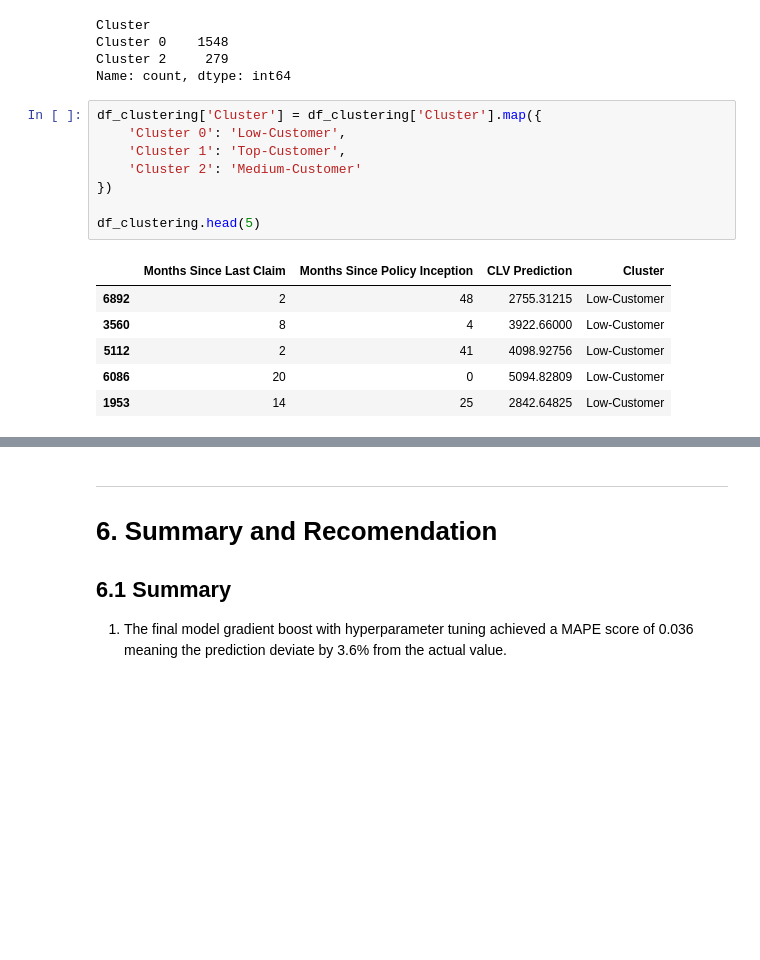
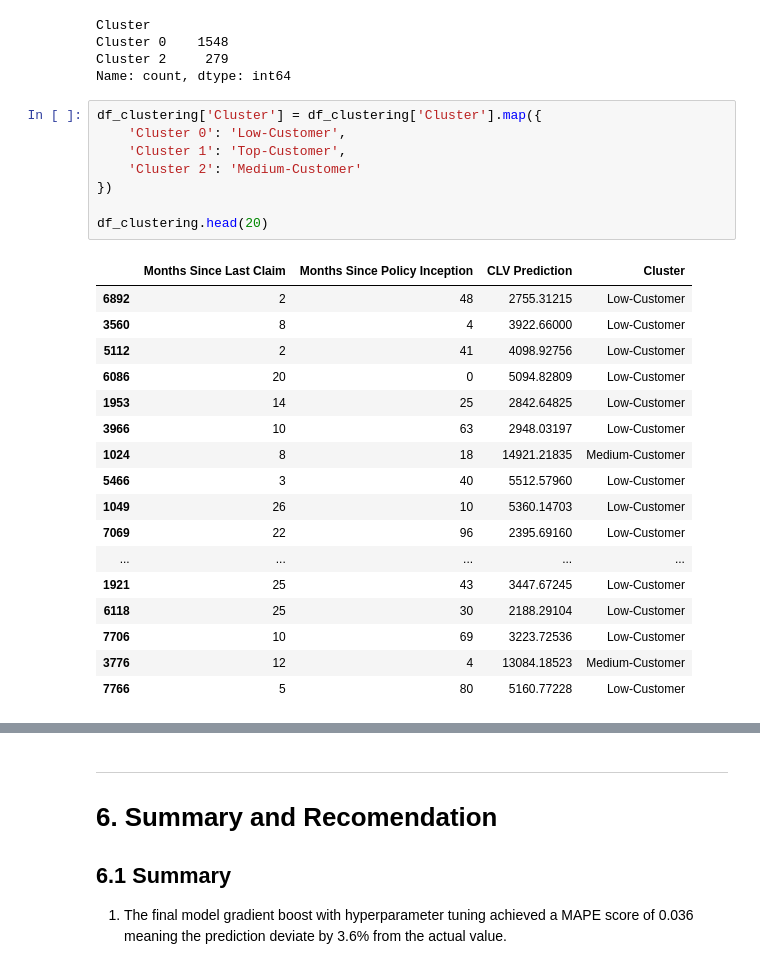
Before and after one commit to PurwadhikaDev/FirestormGroup_DTI_01_FinalProject, a Jupyter notebook: Auto Insurance Final Project Purwadhika.ipynb, the cells around one changed output, grey strips where cells are left out. Drawn from its saved outputs; the diff is of its cells as text; blank space fills up the shorter version.

```diff
--- a/Auto Insurance Final Project Purwadhika.ipynb
+++ b/Auto Insurance Final Project Purwadhika.ipynb
@@ -2541,18 +2542,29 @@ Name: count, dtype: int64
 # %%
 df_clustering['Cluster'] = df_clustering['Cluster'].map({
     'Cluster 0': 'Low-Customer',
     'Cluster 1': 'Top-Customer',
     'Cluster 2': 'Medium-Customer'
 })
 
-df_clustering.head(5)
+df_clustering.head(20)
 # %% [output]
 |  | Months Since Last Claim | Months Since Policy Inception | CLV Prediction | Cluster |
 | 6892 | 2 | 48 | 2755.31215 | Low-Customer |
 | 3560 | 8 | 4 | 3922.66000 | Low-Customer |
 | 5112 | 2 | 41 | 4098.92756 | Low-Customer |
 | 6086 | 20 | 0 | 5094.82809 | Low-Customer |
 | 1953 | 14 | 25 | 2842.64825 | Low-Customer |
+| 3966 | 10 | 63 | 2948.03197 | Low-Customer |
+| 1024 | 8 | 18 | 14921.21835 | Medium-Customer |
+| 5466 | 3 | 40 | 5512.57960 | Low-Customer |
+| 1049 | 26 | 10 | 5360.14703 | Low-Customer |
+| 7069 | 22 | 96 | 2395.69160 | Low-Customer |
+| ... | ... | ... | ... | ... |
+| 1921 | 25 | 43 | 3447.67245 | Low-Customer |
+| 6118 | 25 | 30 | 2188.29104 | Low-Customer |
+| 7706 | 10 | 69 | 3223.72536 | Low-Customer |
+| 3776 | 12 | 4 | 13084.18523 | Medium-Customer |
+| 7766 | 5 | 80 | 5160.77228 | Low-Customer |
 # %%
 # Unseen data clustering based on RFM Analysis in Data Training (Head 3)
 
```
Also changed, not shown: parts of 13 cells of this notebook.
